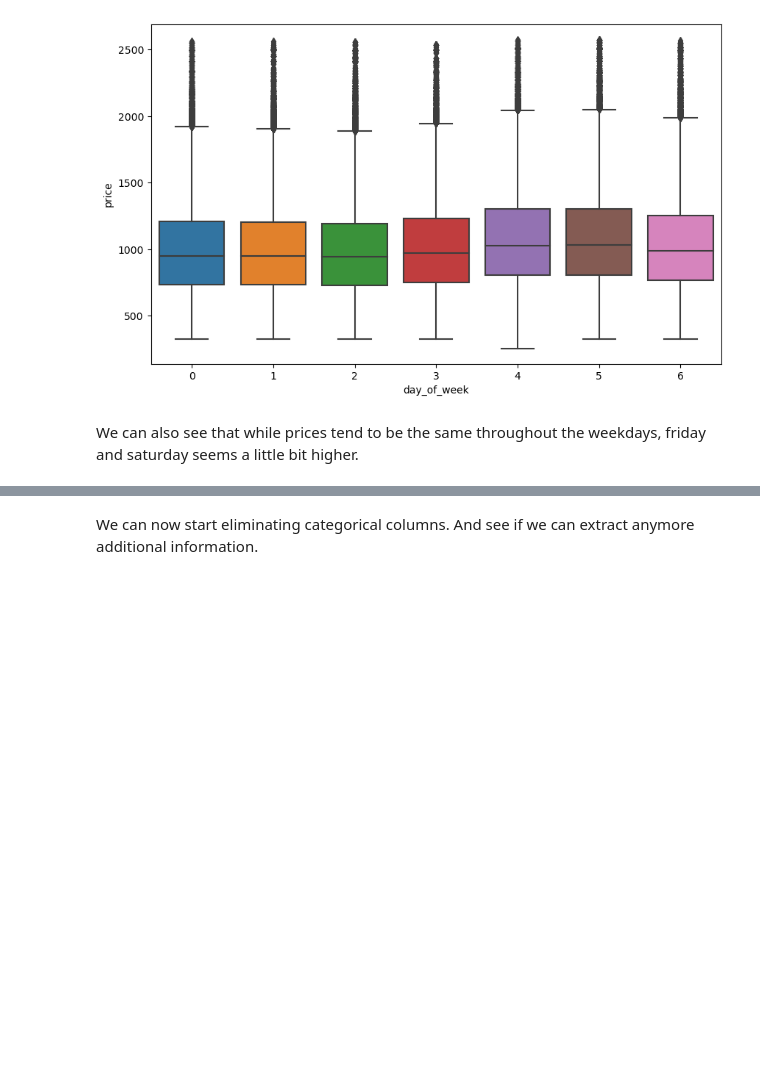
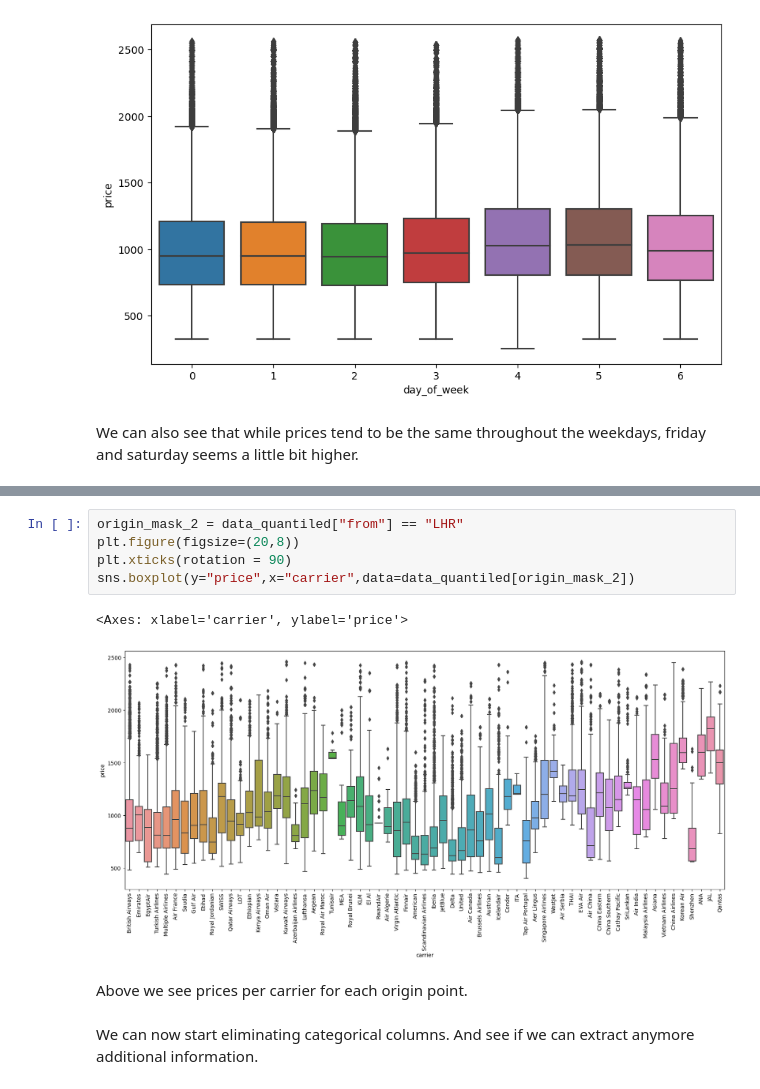
Before and after one commit to frkncbngl/flight-price-predictor, a Jupyter notebook: flight-price-predictor.ipynb, the cells around one changed output, grey strips where cells are left out. Cells and saved outputs as stored; diff of their text form; blank space fills up the shorter version.

```diff
--- a/flight-price-predictor.ipynb
+++ b/flight-price-predictor.ipynb
@@ -174,3 +182,13 @@ We can also see that while prices tend to be the same throughout the weekdays, f
+# %%
+origin_mask_2 = data_quantiled["from"] == "LHR"
+plt.figure(figsize=(20,8))
+plt.xticks(rotation = 90)
+sns.boxplot(y="price",x="carrier",data=data_quantiled[origin_mask_2])
+# %% [output]
+<Axes: xlabel='carrier', ylabel='price'>
+[figure, added]
+# %% [markdown]
+Above we see prices per carrier for each origin point.
 # %% [markdown]
 We can now start eliminating categorical columns. And see if we can extract anymore additional information.
 # %%
```
Also changed, not shown: parts of 8 cells of this notebook.
